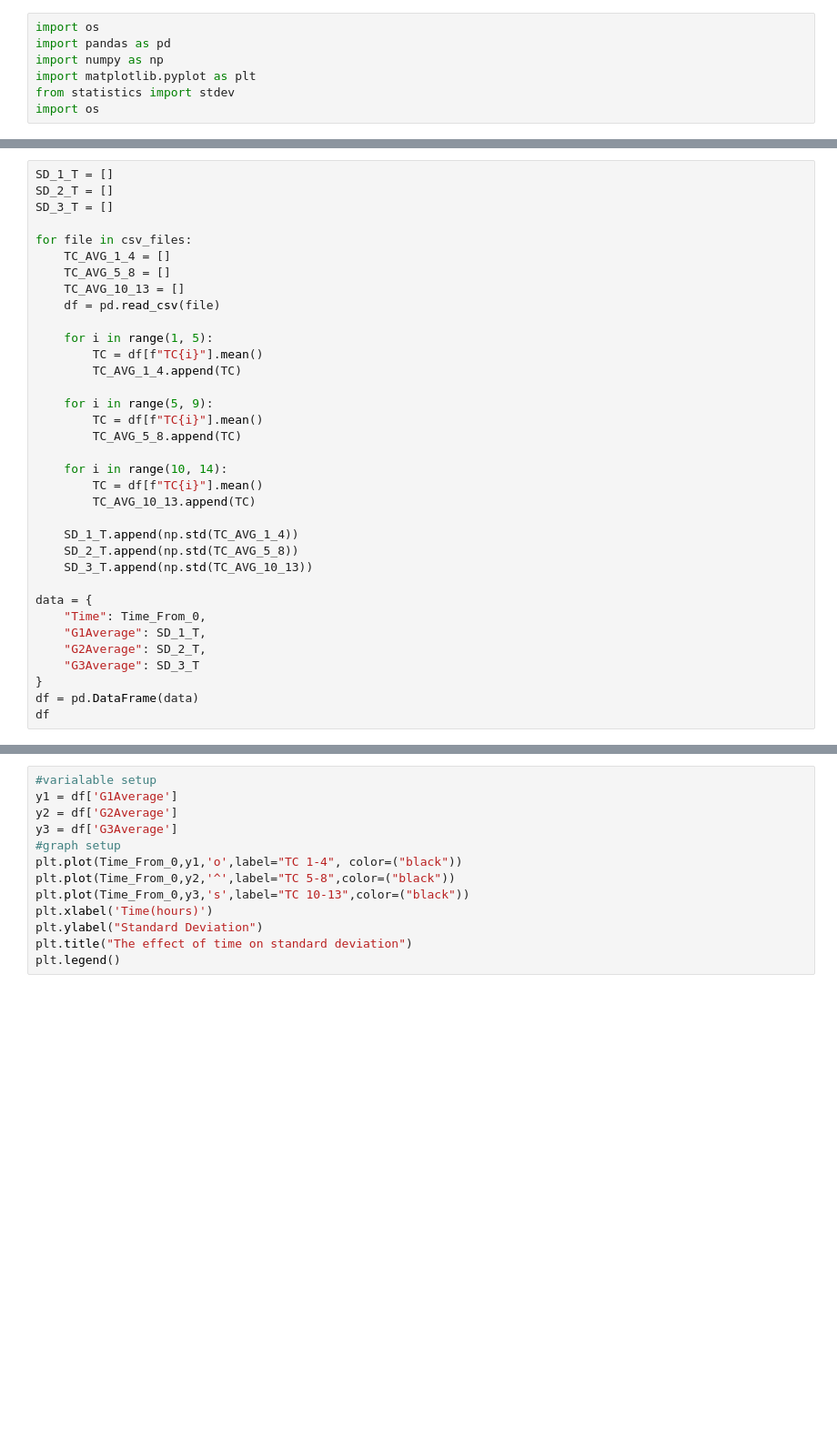
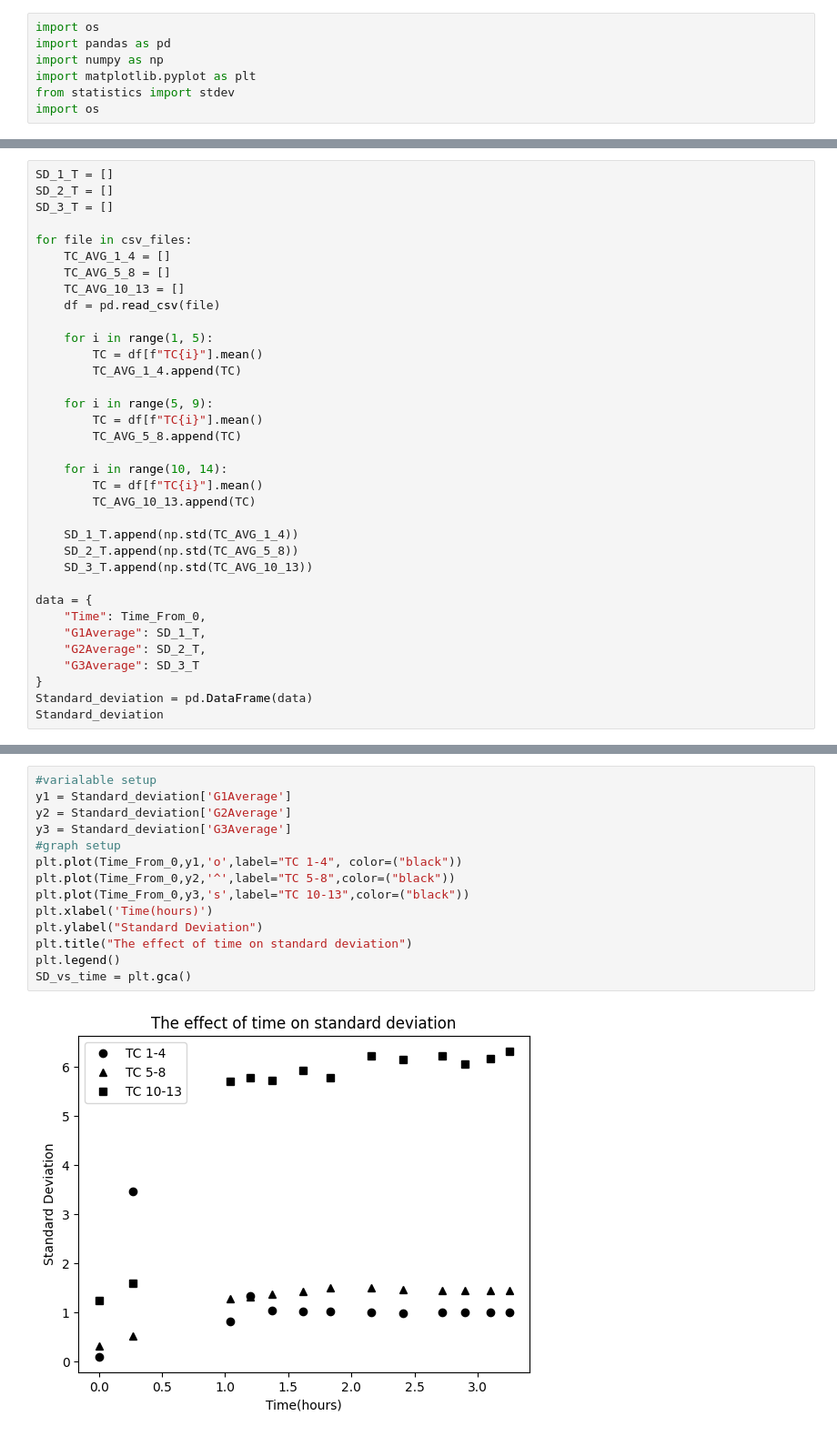
Before and after one commit to Villarem/FAST, a Jupyter notebook: FAST codes/csv_Optimized_Charts_Graphs.ipynb, the cells around one changed output, grey strips where cells are left out. Shown at 91% size. Saved outputs shown, nothing was run; the diff lists cells and outputs as text; blank space fills up the shorter version.

```diff
--- a/FAST codes/csv_Optimized_Charts_Graphs.ipynb
+++ b/FAST codes/csv_Optimized_Charts_Graphs.ipynb
@@ -118,5 +124,5 @@ data = {
     "G2Average": SD_2_T,
     "G3Average": SD_3_T
 }
-df = pd.DataFrame(data)
-df
+Standard_deviation = pd.DataFrame(data)
+Standard_deviation
@@ -123,16 +144,19 @@ df
 # %%
 #varialable setup
-y1 = df['G1Average']
-y2 = df['G2Average']
-y3 = df['G3Average']
+y1 = Standard_deviation['G1Average']
+y2 = Standard_deviation['G2Average']
+y3 = Standard_deviation['G3Average']
 #graph setup
 plt.plot(Time_From_0,y1,'o',label="TC 1-4", color=("black"))
 plt.plot(Time_From_0,y2,'^',label="TC 5-8",color=("black"))
 plt.plot(Time_From_0,y3,'s',label="TC 10-13",color=("black"))
 plt.xlabel('Time(hours)')
 plt.ylabel("Standard Deviation")
 plt.title("The effect of time on standard deviation")
 plt.legend()
+SD_vs_time = plt.gca()
+# %% [output]
+[figure, added]
 # %%
 DT_SS_tot = []
 DT_PG_tot = []
```
Also changed, not shown: parts of 7 cells of this notebook, 22 other files.
